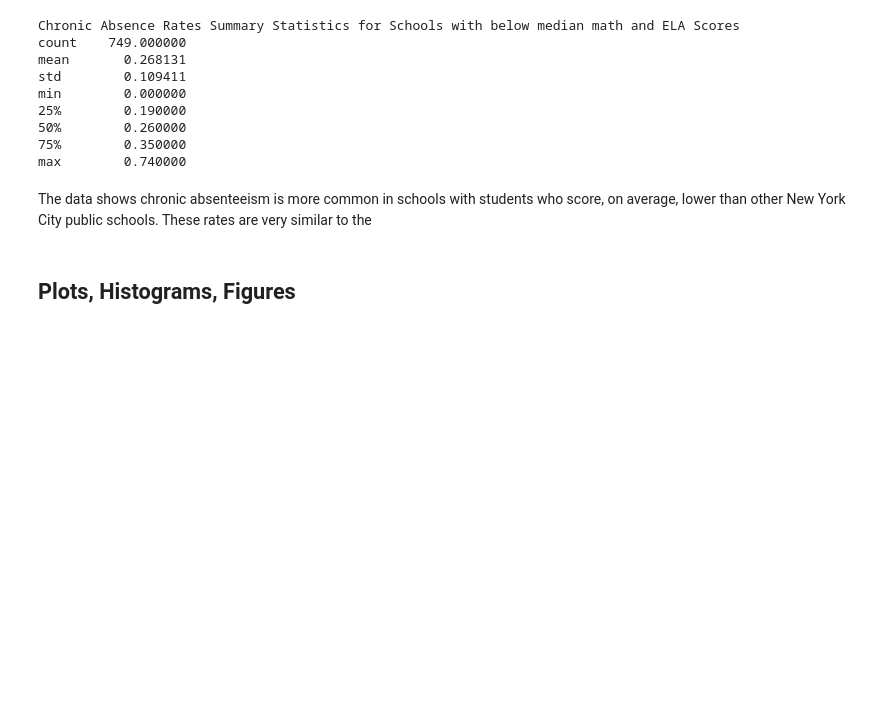
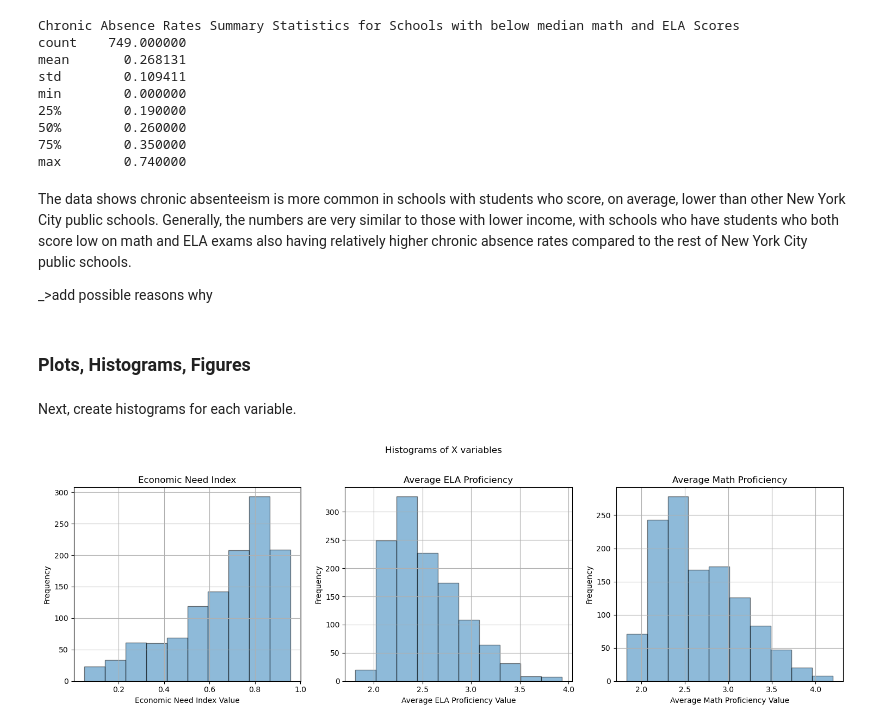
Before and after one commit to akreithen/ECO225-Project, a Jupyter notebook: Why are students absent?.ipynb, the cells around one changed output. Cells and saved outputs as stored; diff of their text form; code cells hidden in the pictures; blank space fills up the shorter version.

```diff
--- a/Why are students absent?.ipynb
+++ b/Why are students absent?.ipynb
@@ -150,6 +123,35 @@ min        0.000000
 75%        0.350000
 max        0.740000
 # %% [markdown]
-The data shows chronic absenteeism is more common in schools with students who score, on average, lower than other New York City public schools. These rates are very similar to the
+The data shows chronic absenteeism is more common in schools with students who score, on average, lower than other New York City public schools. Generally, the numbers are very similar to those with lower income, with schools who have students who both score low on math and ELA exams also having relatively higher chronic absence rates compared to the rest of New York City public schools.
+
+_>add possible reasons why
 # %% [markdown]
-## Plots, Histograms, Figures
+### Plots, Histograms, Figures
+# %% [markdown]
+Next, create histograms for each variable.
+# %%
+first_variables = df[['Economic Need Index', 'Average ELA Proficiency', 'Average Math Proficiency']]
+
+# Create subplots
+fig, axes = plt.subplots(nrows=1, ncols=3, figsize=(15, 5))
+fig.suptitle('Histograms of X variables')
+
+# Flatten the axes for easier iteration
+axes = axes.flatten()
+
+# Plot histograms
+for i, (column, variable) in enumerate(first_variables.items()):
+    variable.hist(bins=10, alpha=0.5, ax=axes[i], edgecolor= 'black')
+    axes[i].set_title(column)
+    axes[i].set_xlabel(f'{column} Value')  # Set unique x-axis label for each subplot
+    axes[i].set_ylabel('Frequency')
+
+# Adjust the layout to prevent title and label overlap
+plt.tight_layout(rect=[0, 0, 1, 0.96])
+
+plt.show()
+
+#add a border maybe first 3 on top together, then other 2
+# %% [output]
+[figure, added]
```
Also changed, not shown: parts of 29 cells of this notebook.
